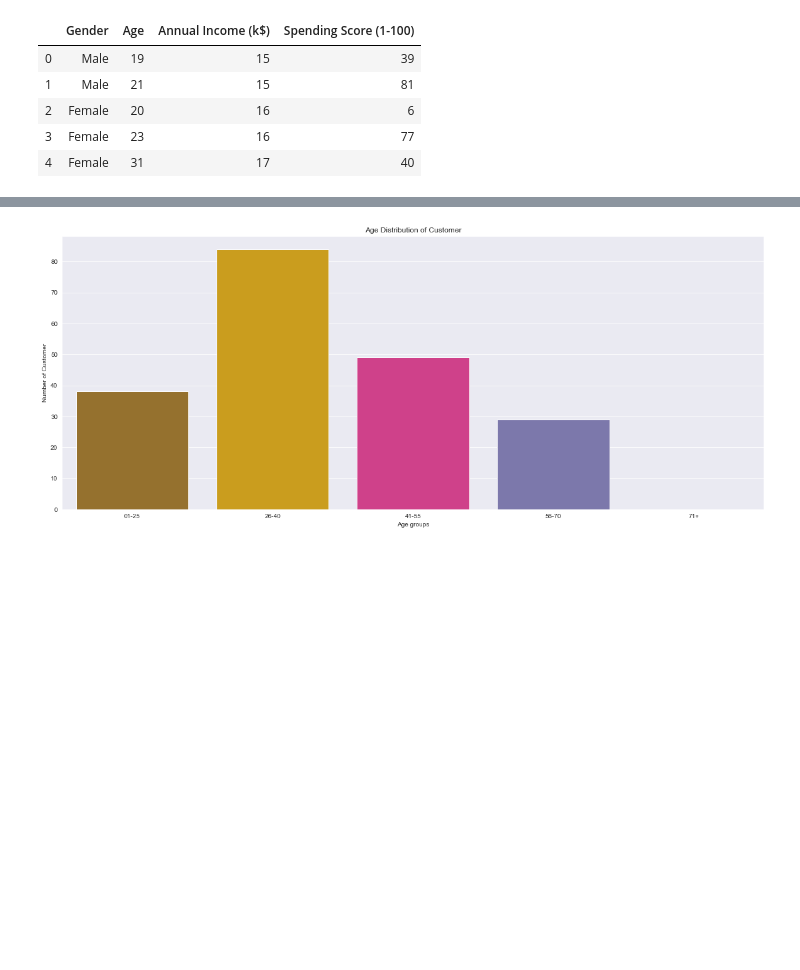
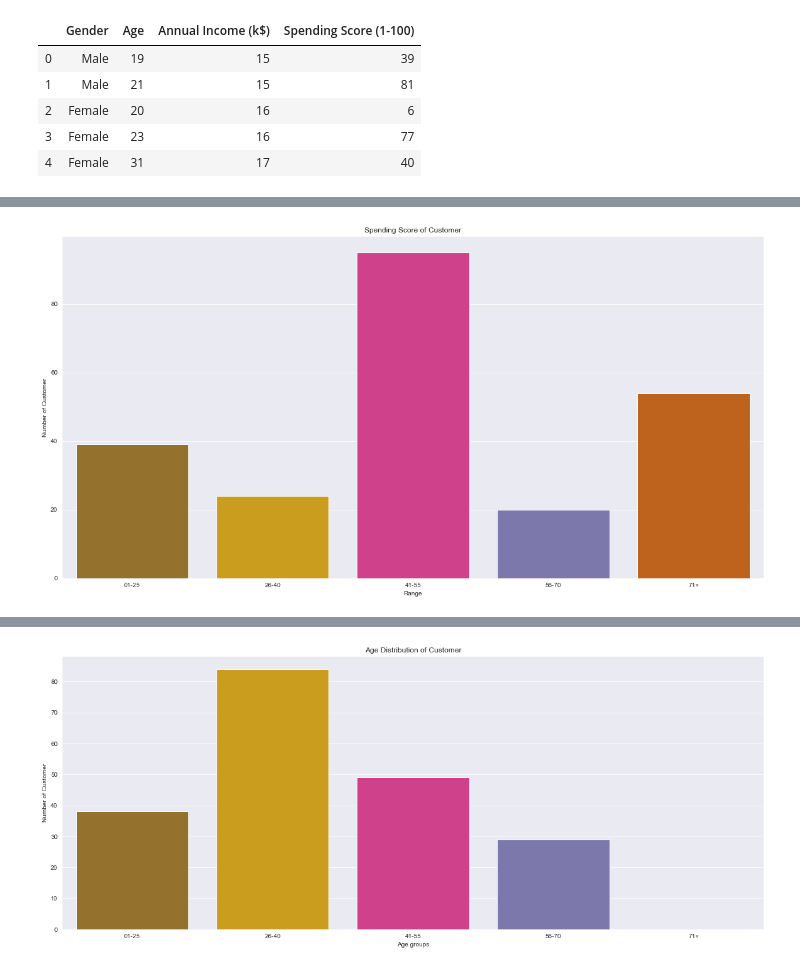
Before and after one commit to adarshkumar8225/clustering, a Jupyter notebook: clustering.ipynb, the cells around one changed output, grey strips where cells are left out. Drawn from its saved outputs; the diff is of its cells as text; code cells hidden in the pictures; blank space fills up the shorter version.

```diff
--- a/clustering.ipynb
+++ b/clustering.ipynb
@@ -36,3 +34,22 @@ plt.show()
+# %%
+F=df["Spending Score (1-100)"]
+score01_25 =F.values[((F.values<= 25) & (F.values >= 1))]
+score26_40 =F.values[((F.values<= 40) & (F.values >= 26))]
+score41_55 =F.values[((F.values<= 75) & (F.values >= 42))]
+score56_70 =F.values[((F.values<= 70) & (F.values >= 57))]
+score71above =F.values[(F.values >= 71)]
+
+x = ["01-25","26-40","41-55","56-70","71+"]
+y = [len(score01_25),len(score26_40),len(score41_55),len(score56_70),len(score71above)]
+
+plt.figure(figsize=(20,10))
+sns.barplot(x=x, y=y, palette="Dark2_r")
+plt.title("Spending Score of Customer")
+plt.xlabel("Range")
+plt.ylabel("Number of Customer")
+plt.show()
+# %% [output]
+[figure, added]
 # %%
 genders = df.Gender.value_counts()
 sns.set_style("darkgrid")
```
Also changed, not shown: parts of 3 cells of this notebook.
